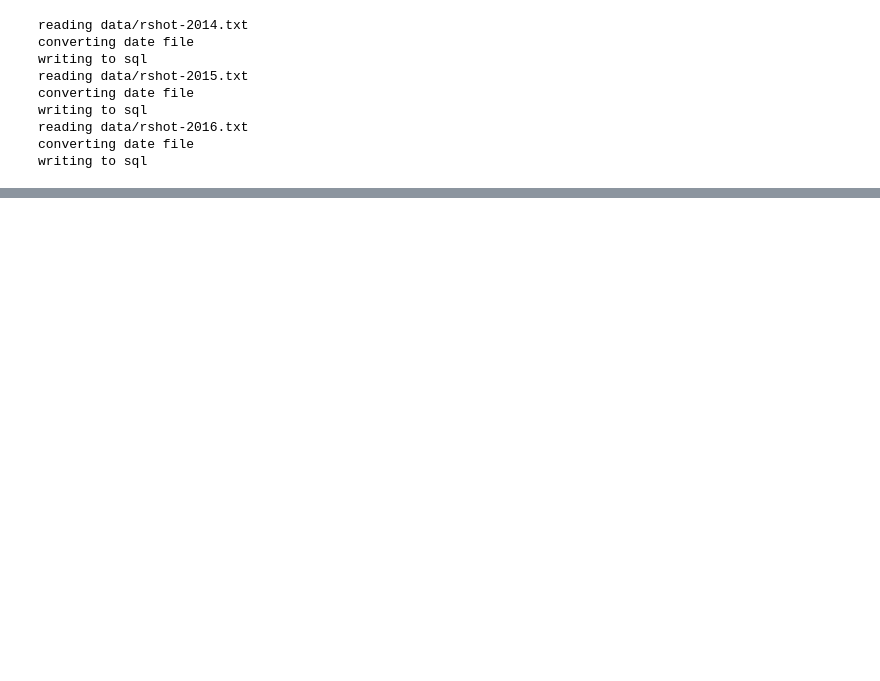
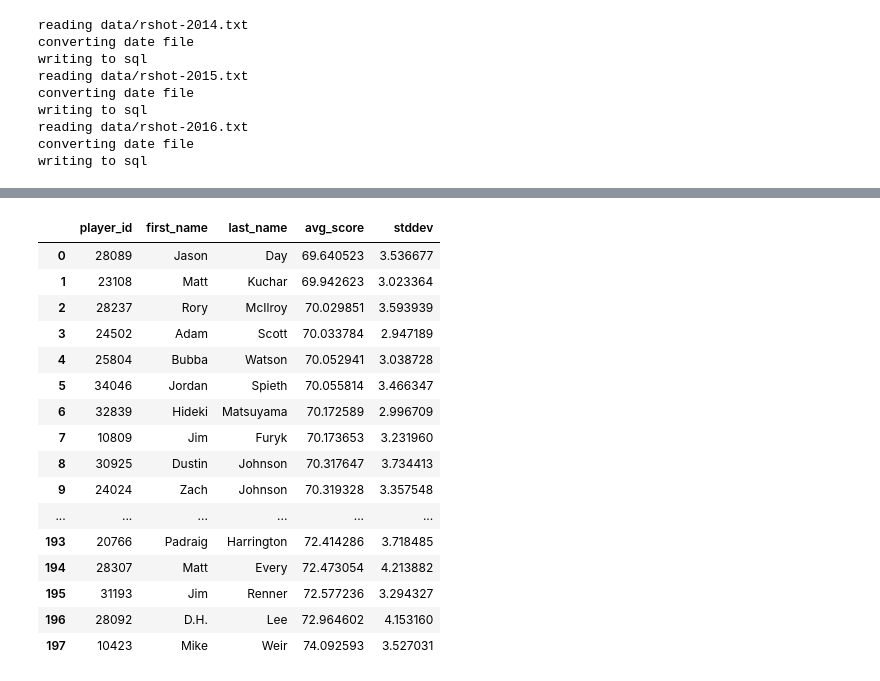
Before and after one commit to jamiebernardin/bayesian_golf, a Jupyter notebook: Import-Export.ipynb, the cells around one changed output, grey strips where cells are left out. Saved outputs shown, nothing was run; the diff lists cells and outputs as text; code cells hidden in the pictures; blank space fills up the shorter version.

Commit message:
moving data management to sql

```diff
--- a/Import-Export.ipynb
+++ b/Import-Export.ipynb
@@ -13,7 +13,24 @@ import scipy.stats as stats
 pd.set_option('max_rows', 1000)
 pd.set_option('max_columns', 50)
 from sqlalchemy import create_engine
-import psycopg2
+import psycopg2 as pq
+golf_db = 'postgresql://localhost:5432/golf'
+# %%
+def exec_sql(sqlTxt, result=False):
+    with pq.connect(golf_db) as conn:
+        with conn.cursor() as cursor:
+            cursor.execute(sqlTxt)
+            if result:
+                return [row for row in cursor]
+
+def pd_from_sql(sqlTxt):
+    with pq.connect(golf_db) as conn:
+        return pd.read_sql_query(sqlTxt, conn)
+
+def np_to_sql(arr, table):
+    df = pd.DataFrame(arr)
+    with pq.connect(golf_db) as conn:
+        df.to_sql(table, conn, if_exists='append')
 # %%
 def convert(c):
     return c.lower().replace(' ', '_').replace('/', '_').replace('.', '_').replace('#', 'id').replace('(', '_').replace(')', '').replace('id_of', 'num_of')
@@ -50,0 +200,30 @@ pga14.to_sql('strokes', engine)
+# %%
+sqlTxt = '''
+select s.player_id, first_name, last_name, avg(score) as avg_score, stddev(score)
+  from scores as s, players p
+  where s.player_id = p.player_id
+  group by first_name, last_name, s.player_id
+  having count(score) > 100
+  order by avg_score;
+
+'''
+df = pd_from_sql(sqlTxt)
+df
+# %% [output]
+|  | player_id | first_name | last_name | avg_score | stddev |
+| 0 | 28089 | Jason | Day | 69.640523 | 3.536677 |
+| 1 | 23108 | Matt | Kuchar | 69.942623 | 3.023364 |
+| 2 | 28237 | Rory | McIlroy | 70.029851 | 3.593939 |
+| 3 | 24502 | Adam | Scott | 70.033784 | 2.947189 |
+| 4 | 25804 | Bubba | Watson | 70.052941 | 3.038728 |
+| 5 | 34046 | Jordan | Spieth | 70.055814 | 3.466347 |
+| 6 | 32839 | Hideki | Matsuyama | 70.172589 | 2.996709 |
+| 7 | 10809 | Jim | Furyk | 70.173653 | 3.231960 |
+| 8 | 30925 | Dustin | Johnson | 70.317647 | 3.734413 |
+| 9 | 24024 | Zach | Johnson | 70.319328 | 3.357548 |
+| ... | ... | ... | ... | ... | ... |
+| 193 | 20766 | Padraig | Harrington | 72.414286 | 3.718485 |
+| 194 | 28307 | Matt | Every | 72.473054 | 4.213882 |
+| 195 | 31193 | Jim | Renner | 72.577236 | 3.294327 |
+| 196 | 28092 | D.H. | Lee | 72.964602 | 4.153160 |
+| 197 | 10423 | Mike | Weir | 74.092593 | 3.527031 |
```
Also changed, not shown: parts of 16 cells of this notebook, 2 other files.
